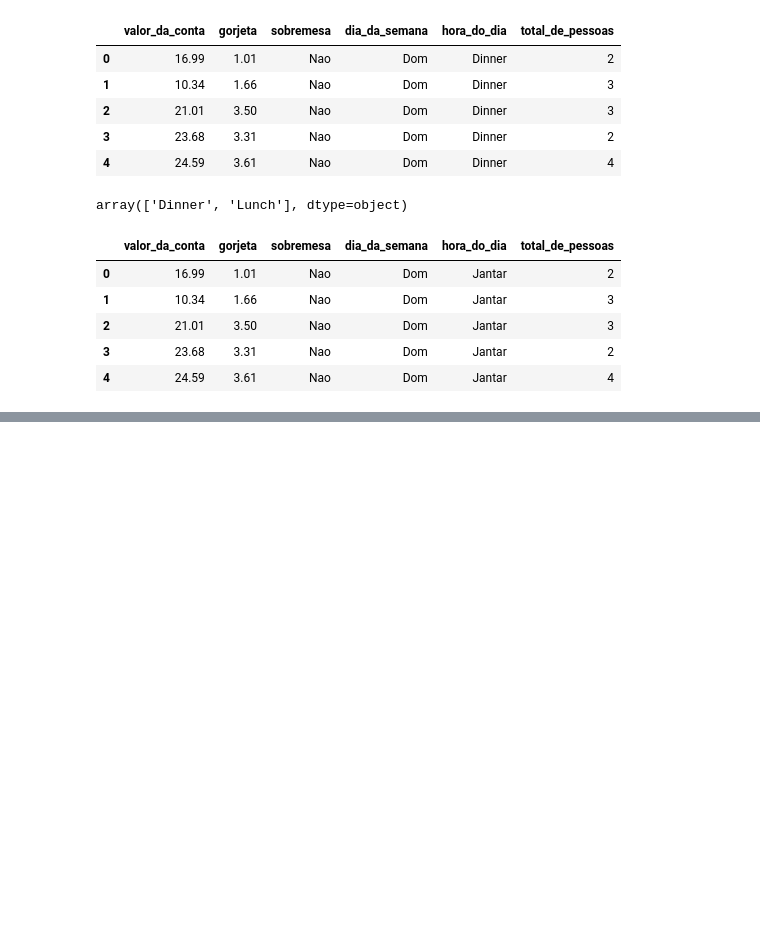
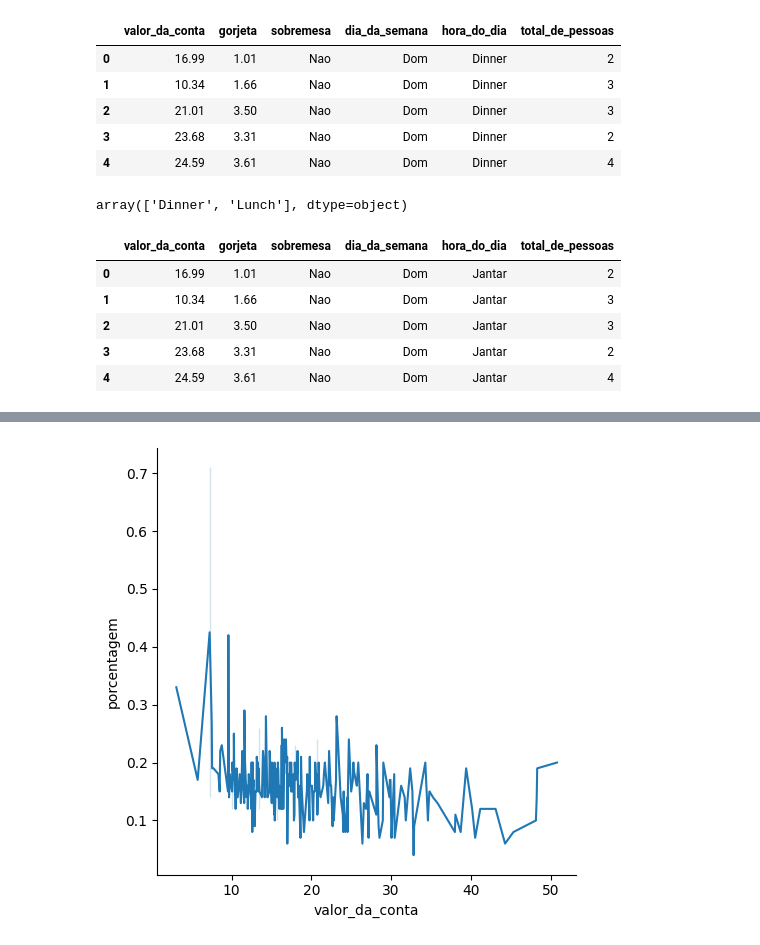
Before and after one commit to PurpleLobster31/Data-Visualization-explorando-com-Seaborn, a Jupyter notebook: EDA-Gorjetas.ipynb, the cells around one changed output, grey strips where cells are left out. Cells and saved outputs as stored; diff of their text form; code cells hidden in the pictures; blank space fills up the shorter version.

```diff
--- a/EDA-Gorjetas.ipynb
+++ b/EDA-Gorjetas.ipynb
@@ -155,0 +244,4 @@ gorjetas.head()
+# %%
+porcentagem_conta_linha = sns.relplot(data = gorjetas,x='valor_da_conta', y='porcentagem', kind='line')
+# %% [output]
+[figure, added]
```
Also changed, not shown: parts of 37 cells of this notebook, 1 other file.
